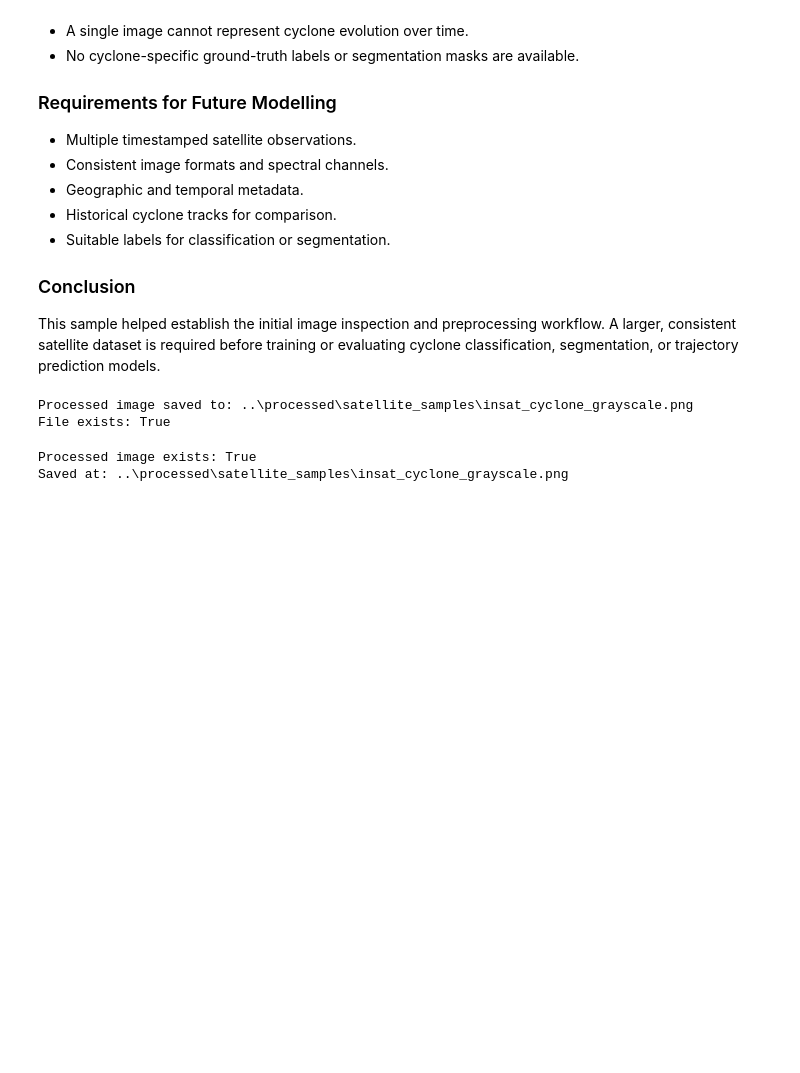
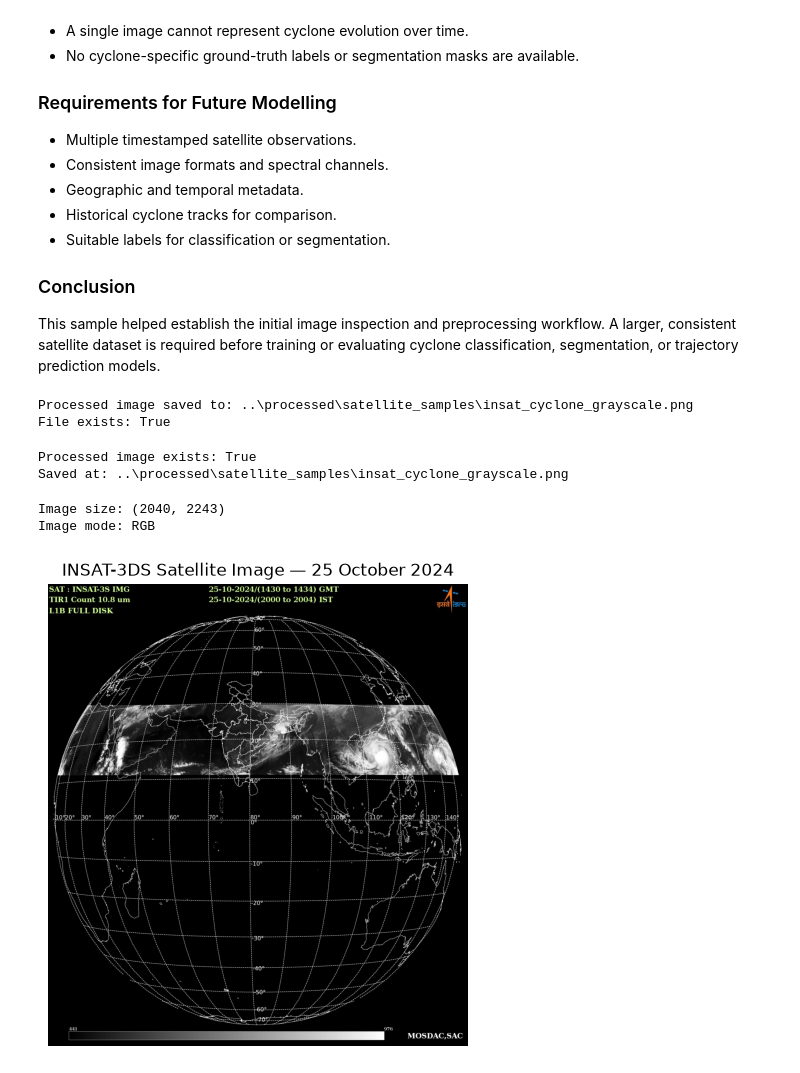
Before and after one commit to Sreoshh/tropical-cyclone-detection, a Jupyter notebook: data/notebooks/02_satellite_image_exploration.ipynb, the cells around one changed output. Drawn from its saved outputs; the diff is of its cells as text; code cells hidden in the pictures; blank space fills up the shorter version.

```diff
--- a/data/notebooks/02_satellite_image_exploration.ipynb
+++ b/data/notebooks/02_satellite_image_exploration.ipynb
@@ -249,3 +249,23 @@ print("Saved at:", output_path)
 # %% [output]
 Processed image exists: True
 Saved at: ..\processed\satellite_samples\insat_cyclone_grayscale.png
+# %%
+from PIL import Image
+import matplotlib.pyplot as plt
+
+image_path = "../raw/satellite_samples/insat_cyclone_20241025.jpg"
+
+img = Image.open(image_path)
+
+print("Image size:", img.size)
+print("Image mode:", img.mode)
+
+plt.figure(figsize=(10, 6))
+plt.imshow(img)
+plt.axis("off")
+plt.title("INSAT-3DS Satellite Image — 25 October 2024")
+plt.show()
+# %% [output]
+Image size: (2040, 2243)
+Image mode: RGB
+[figure, added]
```
Also changed, not shown: parts of 2 cells of this notebook, 2 other files.
